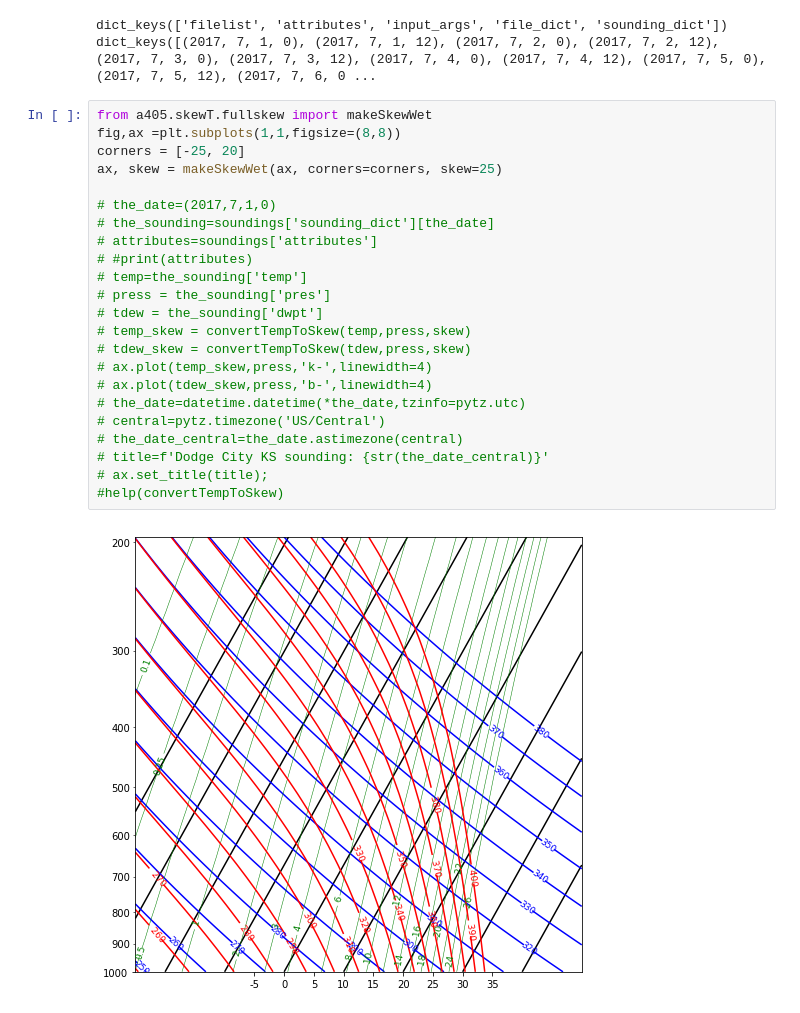
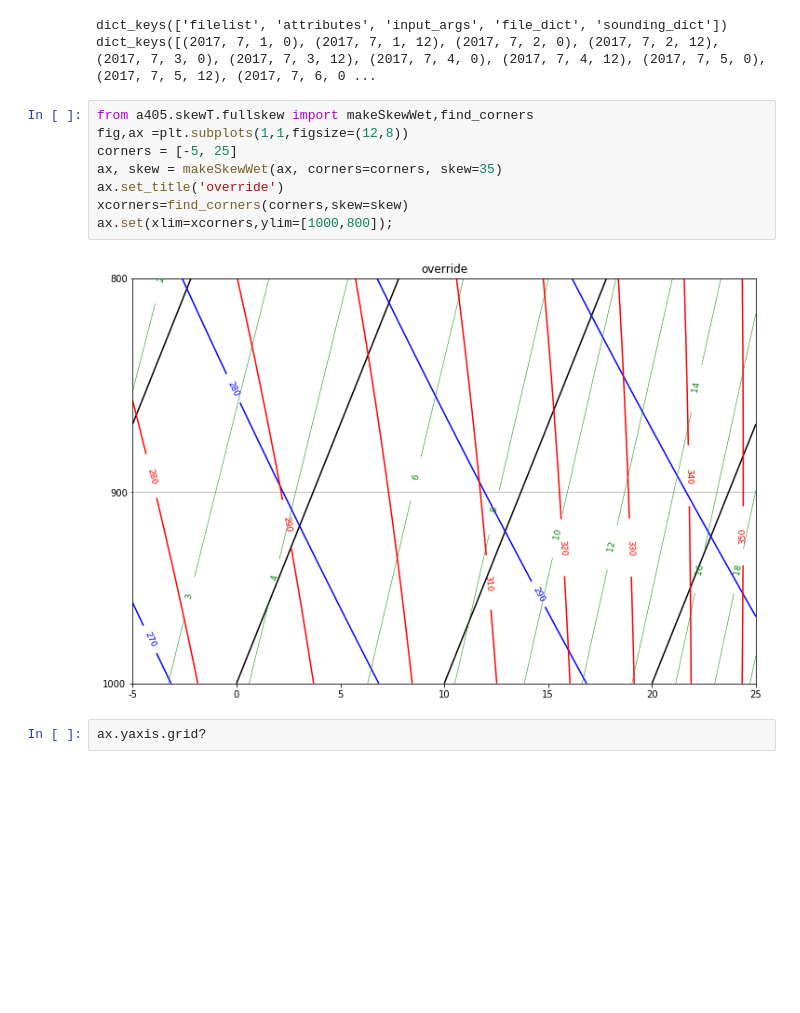
Before and after one commit to AndrewLoeppky/atsc405_2018, a Jupyter notebook: notebooks/moist_tephigram.ipynb, the cells around one changed output. Cells and saved outputs as stored; diff of their text form; blank space fills up the shorter version.

Commit message:
update moist skewT

```diff
--- a/notebooks/moist_tephigram.ipynb
+++ b/notebooks/moist_tephigram.ipynb
@@ -20,28 +20,15 @@ print(soundings['sounding_dict'].keys())
 # %% [output]
 dict_keys(['filelist', 'attributes', 'input_args', 'file_dict', 'sounding_dict'])
 dict_keys([(2017, 7, 1, 0), (2017, 7, 1, 12), (2017, 7, 2, 0), (2017, 7, 2, 12), (2017, 7, 3, 0), (2017, 7, 3, 12), (2017, 7, 4, 0), (2017, 7, 4, 12), (2017, 7, 5, 0), (2017, 7, 5, 12), (2017, 7, 6, 0 ...
-# %%
-from a405.skewT.fullskew import makeSkewWet
-fig,ax =plt.subplots(1,1,figsize=(8,8))
-corners = [-25, 20]
-ax, skew = makeSkewWet(ax, corners=corners, skew=25)
-
-# the_date=(2017,7,1,0)
-# the_sounding=soundings['sounding_dict'][the_date]
-# attributes=soundings['attributes']
-# #print(attributes)
-# temp=the_sounding['temp']
-# press = the_sounding['pres']
-# tdew = the_sounding['dwpt']
-# temp_skew = convertTempToSkew(temp,press,skew)
-# tdew_skew = convertTempToSkew(tdew,press,skew)
-# ax.plot(temp_skew,press,'k-',linewidth=4)
-# ax.plot(tdew_skew,press,'b-',linewidth=4)
-# the_date=datetime.datetime(*the_date,tzinfo=pytz.utc)
-# central=pytz.timezone('US/Central')
-# the_date_central=the_date.astimezone(central)
-# title=f'Dodge City KS sounding: {str(the_date_central)}'
-# ax.set_title(title);
-#help(convertTempToSkew)
-# %% [output]
-[figure, removed]
+# %%
+from a405.skewT.fullskew import makeSkewWet,find_corners
+fig,ax =plt.subplots(1,1,figsize=(12,8))
+corners = [-5, 25]
+ax, skew = makeSkewWet(ax, corners=corners, skew=35)
+ax.set_title('override')
+xcorners=find_corners(corners,skew=skew)
+ax.set(xlim=xcorners,ylim=[1000,800]);
+# %% [output]
+[figure, added]
+# %%
+ax.yaxis.grid?
```
Also changed, not shown: 2 other files.
